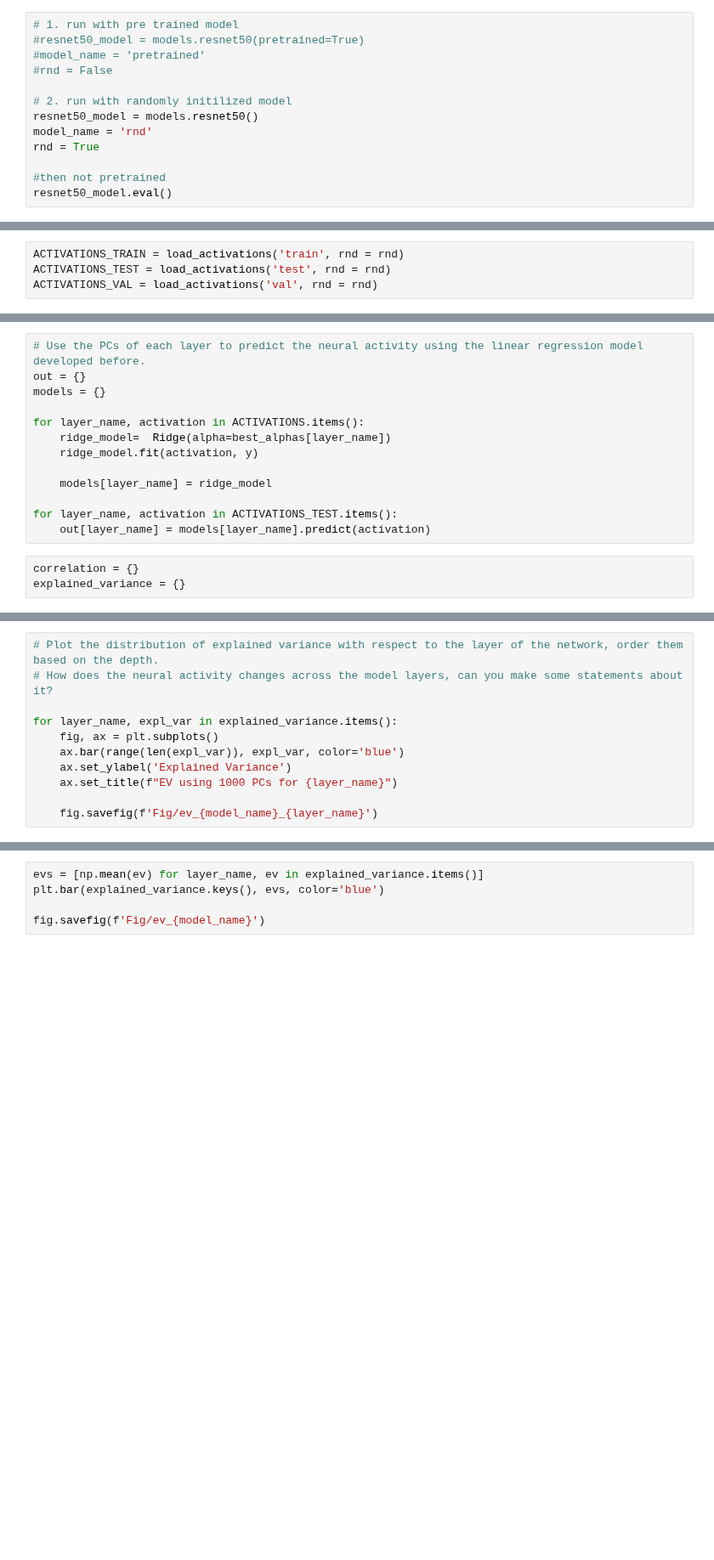
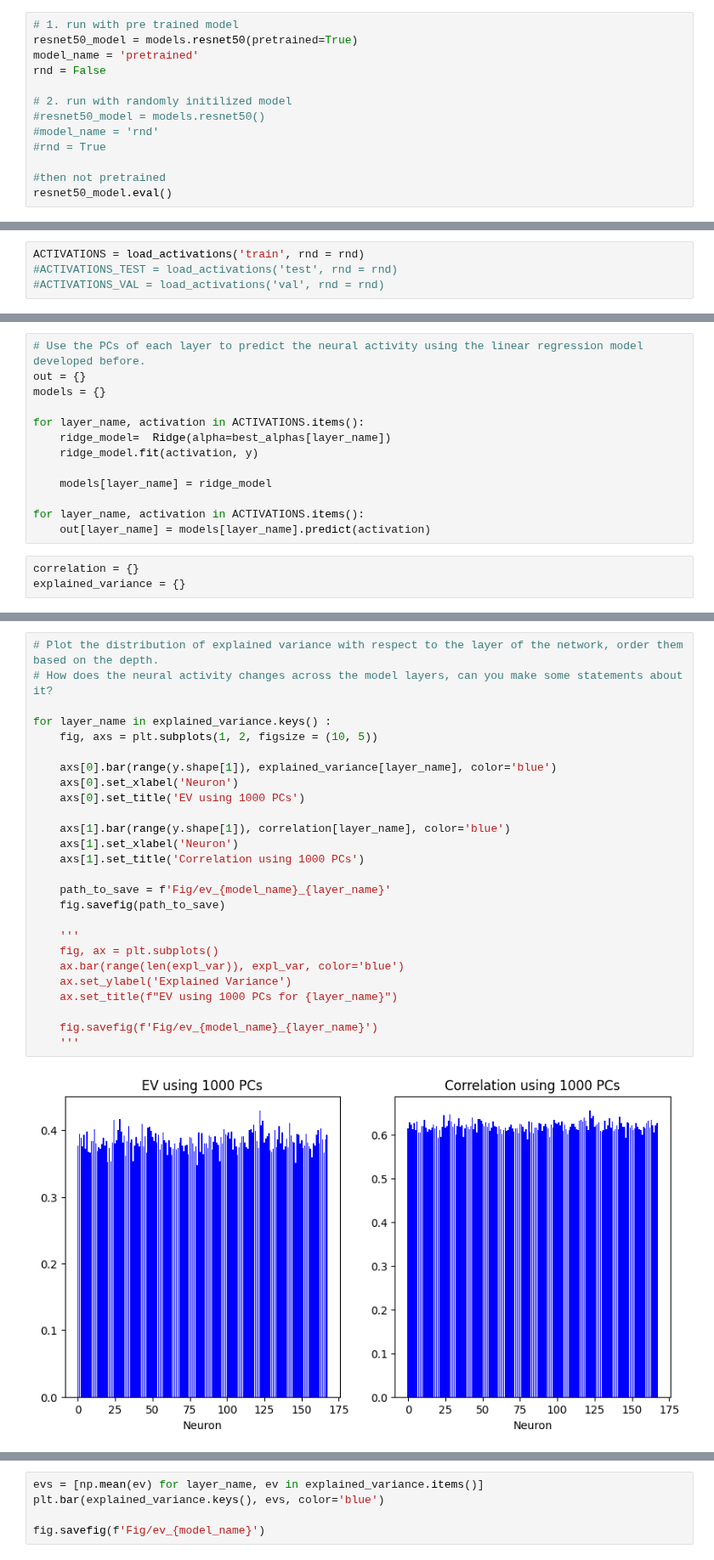
Before and after one commit to barbaragrosjean/Brain_like_mini_project, a Jupyter notebook: week6.ipynb, the cells around one changed output, grey strips where cells are left out. Shown at 85% size. Cells and saved outputs as stored; diff of their text form; blank space fills up the shorter version.

```diff
--- a/week6.ipynb
+++ b/week6.ipynb
@@ -254,14 +298,14 @@ import torchvision.models as models
 from sklearn.decomposition import PCA
 # %%
 # 1. run with pre trained model
-#resnet50_model = models.resnet50(pretrained=True)
-#model_name = 'pretrained'
-#rnd = False
+resnet50_model = models.resnet50(pretrained=True)
+model_name = 'pretrained'
+rnd = False
 
 # 2. run with randomly initilized model
-resnet50_model = models.resnet50()
-model_name = 'rnd'
-rnd = True
+#resnet50_model = models.resnet50()
+#model_name = 'rnd'
+#rnd = True
 
 #then not pretrained
 resnet50_model.eval()
@@ -699,6 +732,6 @@ saving complete in Activations_RND/train_avgpool.csv
 # %% [markdown]
 ### Load the csv fils
 # %%
-ACTIVATIONS_TRAIN = load_activations('train', rnd = rnd)
-ACTIVATIONS_TEST = load_activations('test', rnd = rnd)
-ACTIVATIONS_VAL = load_activations('val', rnd = rnd)
+ACTIVATIONS = load_activations('train', rnd = rnd)
+#ACTIVATIONS_TEST = load_activations('test', rnd = rnd)
+#ACTIVATIONS_VAL = load_activations('val', rnd = rnd)
@@ -804,7 +835,7 @@ for layer_name, activation in ACTIVATIONS.items():
 
     models[layer_name] = ridge_model
 
-for layer_name, activation in ACTIVATIONS_TEST.items():
+for layer_name, activation in ACTIVATIONS.items():
     out[layer_name] = models[layer_name].predict(activation)
 # %%
 correlation = {}
@@ -830,11 +861,28 @@ for layer_name, y_pred in out.items():
 # %%
 # Plot the distribution of explained variance with respect to the layer of the network, order them based on the depth.
 # How does the neural activity changes across the model layers, can you make some statements about it?
 
-for layer_name, expl_var in explained_variance.items():
+for layer_name in explained_variance.keys() :
+    fig, axs = plt.subplots(1, 2, figsize = (10, 5))
+
+    axs[0].bar(range(y.shape[1]), explained_variance[layer_name], color='blue')
+    axs[0].set_xlabel('Neuron')
+    axs[0].set_title('EV using 1000 PCs')
+
+    axs[1].bar(range(y.shape[1]), correlation[layer_name], color='blue')
+    axs[1].set_xlabel('Neuron')
+    axs[1].set_title('Correlation using 1000 PCs')
+
+    path_to_save = f'Fig/ev_{model_name}_{layer_name}'
+    fig.savefig(path_to_save)
+
+    '''
     fig, ax = plt.subplots()
     ax.bar(range(len(expl_var)), expl_var, color='blue')
     ax.set_ylabel('Explained Variance')
     ax.set_title(f"EV using 1000 PCs for {layer_name}")
 
     fig.savefig(f'Fig/ev_{model_name}_{layer_name}')
+    '''
+# %% [output]
+[figure, added]
```
Also changed, not shown: parts of 13 cells of this notebook, 10 other files.
